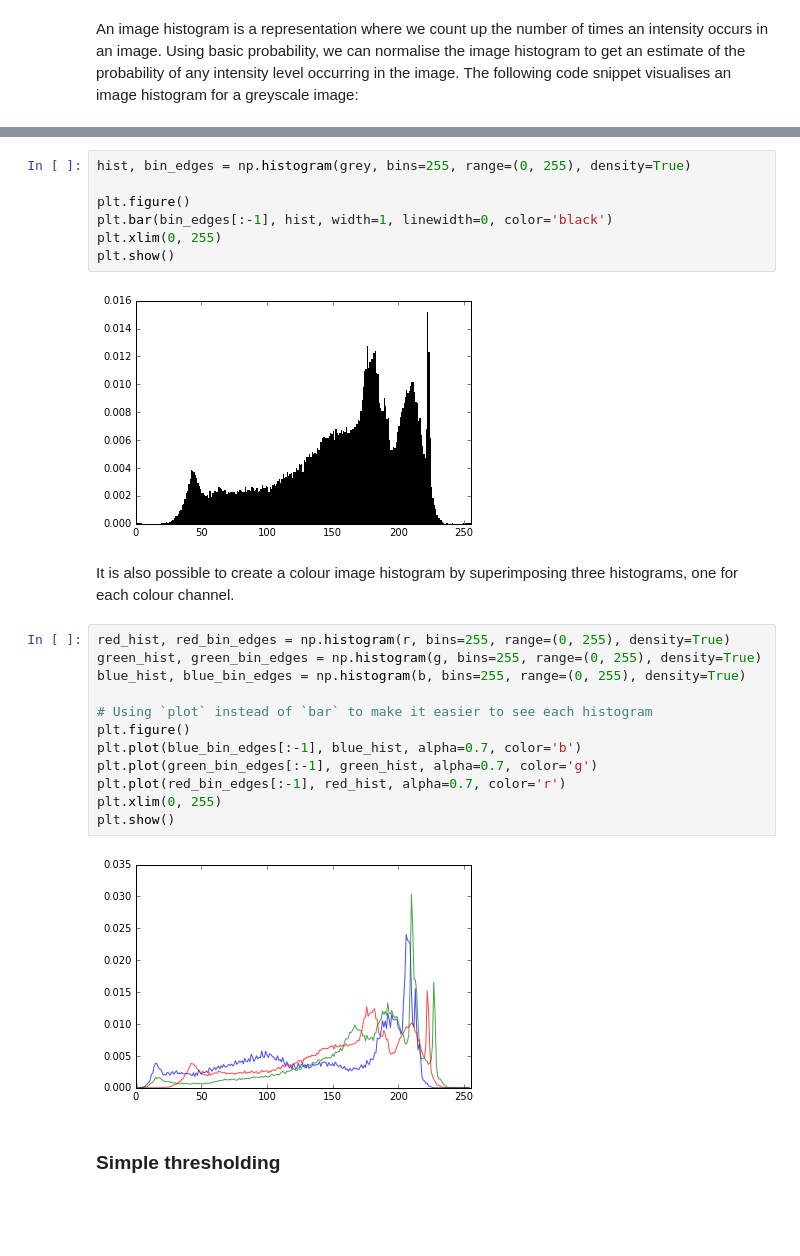
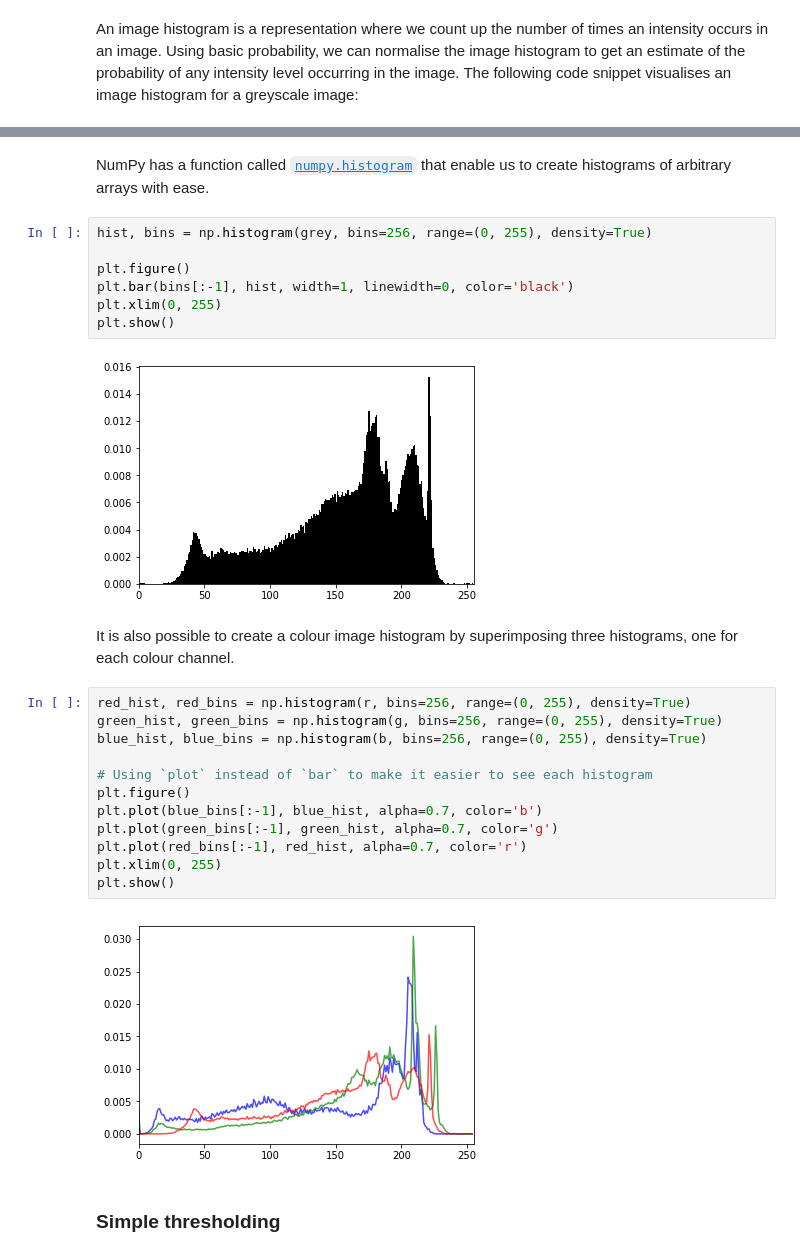
Before and after one commit to aleksaro/digital-image-processing-intro, a Jupyter notebook: digital-image-processing/getting-started/getting-started-python.ipynb, the cells around one changed output, grey strips where cells are left out. Cells and saved outputs as stored; diff of their text form; blank space fills up the shorter version.

```diff
--- a/digital-image-processing/getting-started/getting-started-python.ipynb
+++ b/digital-image-processing/getting-started/getting-started-python.ipynb
@@ -477,28 +598,30 @@ An image histogram is a representation where we count up the number of times an
+# %% [markdown]
+NumPy has a function called [`numpy.histogram`](https://docs.scipy.org/doc/numpy-dev/reference/generated/numpy.histogram.html) that enable us to create histograms of arbitrary arrays with ease.
 # %%
-hist, bin_edges = np.histogram(grey, bins=255, range=(0, 255), density=True)
+hist, bins = np.histogram(grey, bins=256, range=(0, 255), density=True)
 
 plt.figure()
-plt.bar(bin_edges[:-1], hist, width=1, linewidth=0, color='black')
+plt.bar(bins[:-1], hist, width=1, linewidth=0, color='black')
 plt.xlim(0, 255)
 plt.show()
 # %% [output]
-[figure, old version]
+[figure, new version]
 # %% [markdown]
 It is also possible to create a colour image histogram by superimposing three histograms, one for each colour channel.
 # %%
-red_hist, red_bin_edges = np.histogram(r, bins=255, range=(0, 255), density=True)
-green_hist, green_bin_edges = np.histogram(g, bins=255, range=(0, 255), density=True)
-blue_hist, blue_bin_edges = np.histogram(b, bins=255, range=(0, 255), density=True)
+red_hist, red_bins = np.histogram(r, bins=256, range=(0, 255), density=True)
+green_hist, green_bins = np.histogram(g, bins=256, range=(0, 255), density=True)
+blue_hist, blue_bins = np.histogram(b, bins=256, range=(0, 255), density=True)
 
 # Using `plot` instead of `bar` to make it easier to see each histogram
 plt.figure()
-plt.plot(blue_bin_edges[:-1], blue_hist, alpha=0.7, color='b')
-plt.plot(green_bin_edges[:-1], green_hist, alpha=0.7, color='g')
-plt.plot(red_bin_edges[:-1], red_hist, alpha=0.7, color='r')
+plt.plot(blue_bins[:-1], blue_hist, alpha=0.7, color='b')
+plt.plot(green_bins[:-1], green_hist, alpha=0.7, color='g')
+plt.plot(red_bins[:-1], red_hist, alpha=0.7, color='r')
 plt.xlim(0, 255)
 plt.show()
 # %% [output]
-[figure, old version]
+[figure, new version]
 # %% [markdown]
 ### Simple thresholding
 # %% [markdown]
```
Also changed, not shown: parts of 127 cells of this notebook, 9 other files.
